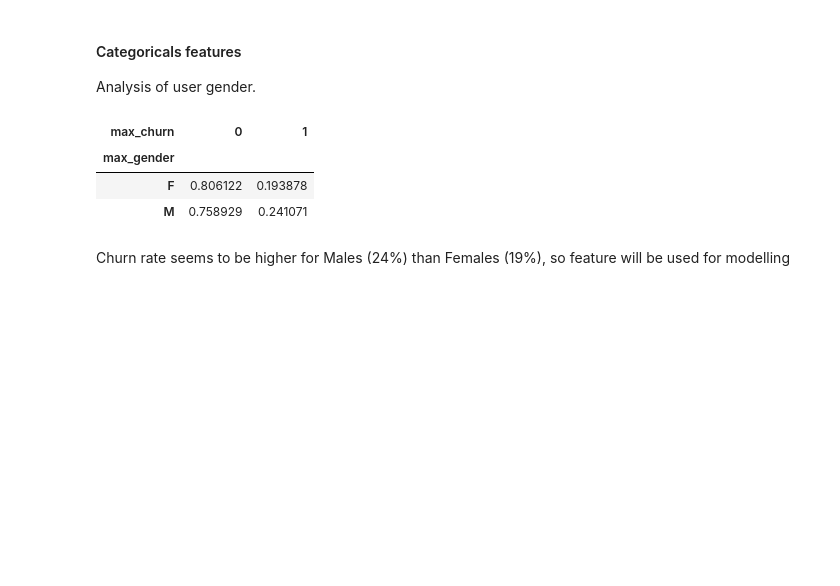
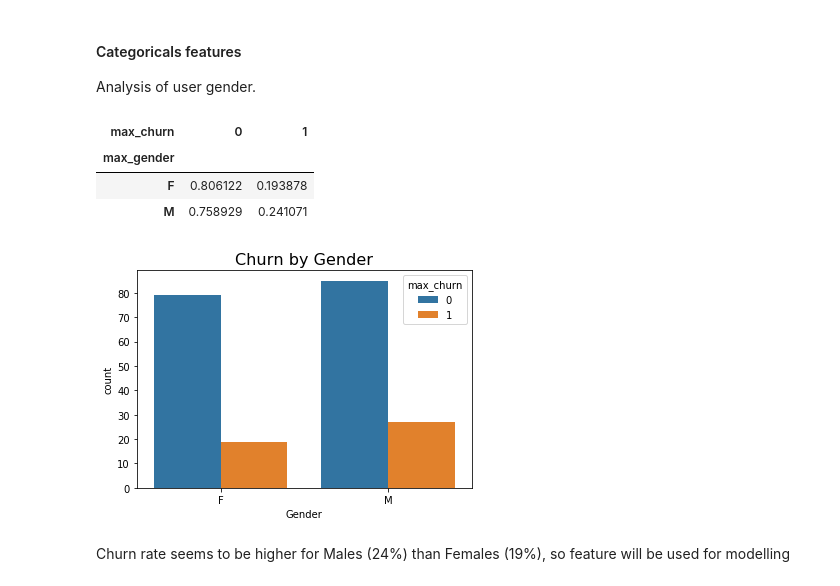
Before and after one commit to flaviofukabori/churn-prediction-spark, a Jupyter notebook: Sparkify.ipynb, the cells around one changed output. Cells and saved outputs as stored; diff of their text form; code cells hidden in the pictures; blank space fills up the shorter version.

```diff
--- a/Sparkify.ipynb
+++ b/Sparkify.ipynb
@@ -385,5 +409,11 @@ pd.crosstab(user_pd['max_gender'], user_pd['max_churn']).apply(lambda x: x/x.sum
 | max_gender |  |  |
 | F | 0.806122 | 0.193878 |
 | M | 0.758929 | 0.241071 |
+# %%
+ax = sns.countplot(x='max_gender', hue="max_churn", data=user_pd)
+ax.set_title('Churn by Gender', loc='center', fontsize=16);
+ax.set_xlabel("Gender");
+# %% [output]
+[figure, added]
 # %% [markdown]
 Churn rate seems to be higher for Males (24%) than Females (19%), so feature will be used for modelling
```
Also changed, not shown: parts of 40 cells of this notebook.
